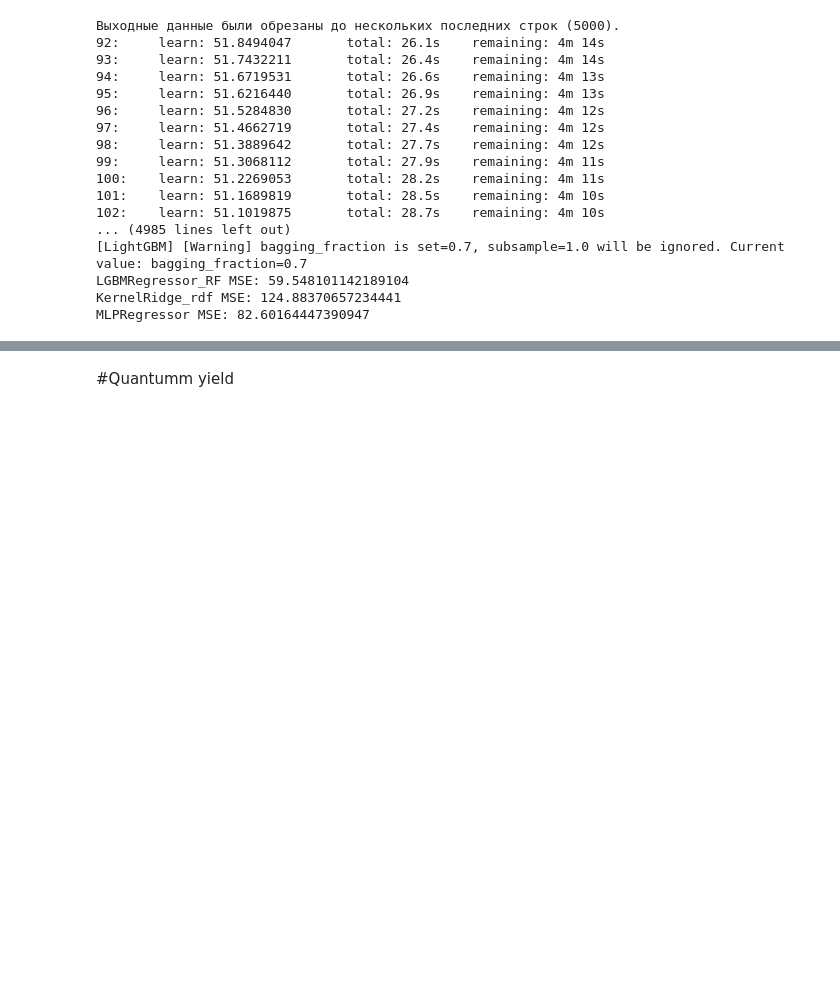
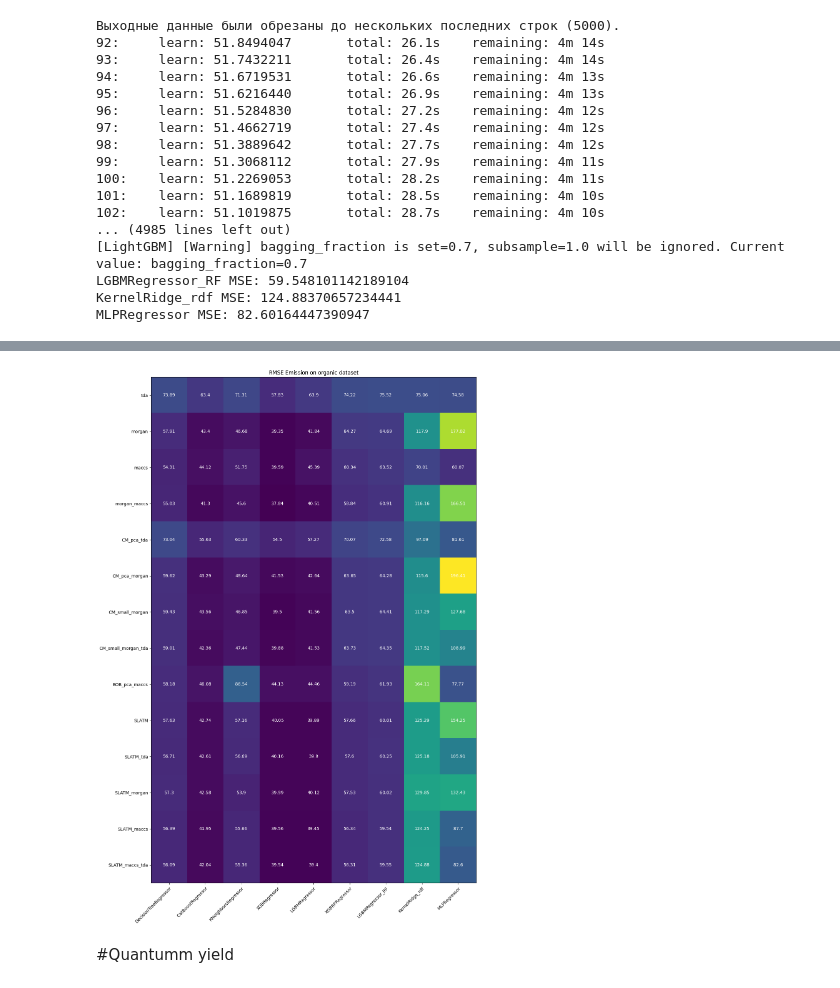
Before and after one commit to Yagr49/Photocatalyst_NN, a Jupyter notebook: notebooks/Validate_model_for_descriptors_correlation.ipynb, the cells around one changed output, grey strips where cells are left out. Drawn from its saved outputs; the diff is of its cells as text; code cells hidden in the pictures; blank space fills up the shorter version.

```diff
--- a/notebooks/Validate_model_for_descriptors_correlation.ipynb
+++ b/notebooks/Validate_model_for_descriptors_correlation.ipynb
@@ -192,7 +261,22 @@ KeyboardInterrupt: ignored
+# %%
+tda_db_em = pd.concat([tda_full, pd.DataFrame({'Emission':change_nm_em}),pd.DataFrame(start_db['Molecular weight (g mol-1)'])], axis=1).drop(['Unnamed: 0'],axis=1).drop_duplicates()
+morgan_db_em = pd.concat([morgan_full, pd.DataFrame({'Emission':change_nm_em}),pd.DataFrame(start_db['Molecular weight (g mol-1)'])], axis=1).drop(['Unnamed: 0'],axis=1).drop_duplicates()
+maccs_db_em = pd.concat([maccs_full, pd.DataFrame({'Emission':change_nm_em}),pd.DataFrame(start_db['Molecular weight (g mol-1)'])], axis=1).drop(['Unnamed: 0'],axis=1).drop_duplicates()
+morgan_maccs_db_em = pd.concat([morgan_full,maccs_full, pd.DataFrame({'Emission':change_nm_em}),pd.DataFrame(start_db['Molecular weight (g mol-1)'])], axis=1).drop(['Unnamed: 0'],axis=1).drop_duplicates()
+CM_pca_tda_db_em = pd.concat([CM_pca, tda_full, pd.DataFrame({'Emission':change_nm_em}),pd.DataFrame(start_db['Molecular weight (g mol-1)'])], axis=1).drop(['Unnamed: 0'],axis=1).drop_duplicates()
+CM_pca_morgan_db_em =  pd.concat([CM_pca, morgan_full, pd.DataFrame({'Emission':change_nm_em}),pd.DataFrame(start_db['Molecular weight (g mol-1)'])], axis=1).drop(['Unnamed: 0'],axis=1).drop_duplicates()
+CM_small_morgan_db_em = pd.concat([CM_small, morgan_full, pd.DataFrame({'Emission':change_nm_em}),pd.DataFrame(start_db['Molecular weight (g mol-1)'])], axis=1).drop(['Unnamed: 0'],axis=1).drop_duplicates()
+CM_small_morgan_tda_db_em = pd.concat([CM_small, morgan_full, tda_full, pd.DataFrame({'Emission':change_nm_em}),pd.DataFrame(start_db['Molecular weight (g mol-1)'])], axis=1).drop(['Unnamed: 0'],axis=1).drop_duplicates()
+BOB_pca_maccs_db_em =  pd.concat([BOB_pca, maccs_full, pd.DataFrame({'Emission':change_nm_em}),pd.DataFrame(start_db['Molecular weight (g mol-1)'])], axis=1).drop(['Unnamed: 0'],axis=1).drop_duplicates()
+SLATM_db_em = pd.concat([SLATM_full, pd.DataFrame({'Emission':change_nm_em}),pd.DataFrame(start_db['Molecular weight (g mol-1)'])], axis=1).drop(['Unnamed: 0'],axis=1).drop_duplicates()
+SLATM_tda_db_em = pd.concat([SLATM_full, tda_full, pd.DataFrame({'Emission':change_nm_em}),pd.DataFrame(start_db['Molecular weight (g mol-1)'])], axis=1).drop(['Unnamed: 0'],axis=1).drop_duplicates()
+SLATM_morgan_db_em = pd.concat([SLATM_full, morgan_full, pd.DataFrame({'Emission':change_nm_em}),pd.DataFrame(start_db['Molecular weight (g mol-1)'])], axis=1).drop(['Unnamed: 0'],axis=1).drop_duplicates()
+SLATM_maccs_db_em = pd.concat([SLATM_full, maccs_full, pd.DataFrame({'Emission':change_nm_em}),pd.DataFrame(start_db['Molecular weight (g mol-1)'])], axis=1).drop(['Unnamed: 0'],axis=1).drop_duplicates()
+SLATM_maccs_tda_db_em = pd.concat([SLATM_full, maccs_full, tda_full, pd.DataFrame({'Emission':change_nm_em}),pd.DataFrame(start_db['Molecular weight (g mol-1)'])], axis=1).drop(['Unnamed: 0'],axis=1).drop_duplicates()
 # %%
-list_of_dataset_em = [SLATM_db_em,SLATM_tda_db_em, SLATM_morgan_db_em, SLATM_maccs_db_em, SLATM_maccs_tda_db_em]
+list_of_dataset_em = [tda_db_em, morgan_db_em, maccs_db_em, morgan_maccs_db_em, CM_pca_tda_db_em, CM_pca_morgan_db_em, CM_small_morgan_db_em, CM_small_morgan_tda_db_em, BOB_pca_maccs_db_em,  SLATM_db_em, SLATM_tda_db_em, SLATM_morgan_db_em, SLATM_maccs_db_em, SLATM_maccs_tda_db_em]
 # %%
-list_of_dataset_em_name= ['SLATM', 'SLATM_tda', 'SLATM_morgan', 'SLATM_maccs', 'SLATM_maccs_tda']
+list_of_dataset_em_name= ['tda', 'morgan', 'maccs', 'morgan_maccs', 'CM_pca_tda', 'CM_pca_morgan', 'CM_small_morgan', 'CM_small_morgan_tda', 'BOB_pca_maccs', 'SLATM', 'SLATM_tda', 'SLATM_morgan', 'SLATM_maccs', 'SLATM_maccs_tda']
 # %%
 models = [dt,  cat, knn,  xgb, lgbm,  xgb_rf, lgbm_rf, krr, MLP]
 model_name = ['DecisionTreeRegressor',
@@ -229,7 +329,6 @@ for i in range(len(list_of_dataset_em)):#len(list_of_dataset)):
         scores = cross_val_score(models[j], x_train, y_train, cv=KFold(n_splits=5, shuffle=True, random_state=rng), scoring='neg_root_mean_squared_error')
         #scores_mse_dict[f'{model_name[j].__class__.__name__}'] = -1*scores.mean()
         result_df_em[f'{model_name[j]}'][f'{list(list_of_dataset_em_name)[i]}'] = -1*scores.mean()
-        result_df_em.to_csv('/content/drive/MyDrive/EM_CV_2.csv')
         print(f'{model_name[j]} MSE: {-1*scores.mean()}')
 # %% [output]
 Streaming output truncated to the last 5000 lines.
@@ -276,3 +412,24 @@ MLPRegressor MSE: 82.60164447390947
+# %%
+import matplotlib.pyplot as plt
+import numpy as np
+
+import matplotlib
+import matplotlib as mpl
+fig, ax = plt.subplots(figsize=(18, 18))
+im = ax.imshow(result_df_em)
+ax.set_xticks(np.arange(len(result_df_em.columns)), labels=result_df_em.columns)
+ax.set_yticks(np.arange(len(result_df_em.index)), labels=result_df_em.index)
+plt.setp(ax.get_xticklabels(), rotation=45, ha="right",
+         rotation_mode="anchor")
+for i in range(len(result_df_em.index)):
+    for j in range(len(result_df_em.columns)):
+        text = ax.text(j, i, round(np.array(result_df_em)[i, j],2),
+                       ha="center", va="center", color="w")
+ax.set_title("RMSE Emission on organic dataset")
+fig.tight_layout()
+plt.show()
+# %% [output]
+[figure, added]
 # %% [markdown]
 #Quantumm yield
 # %%
```
Also changed, not shown: parts of 20 cells of this notebook.
